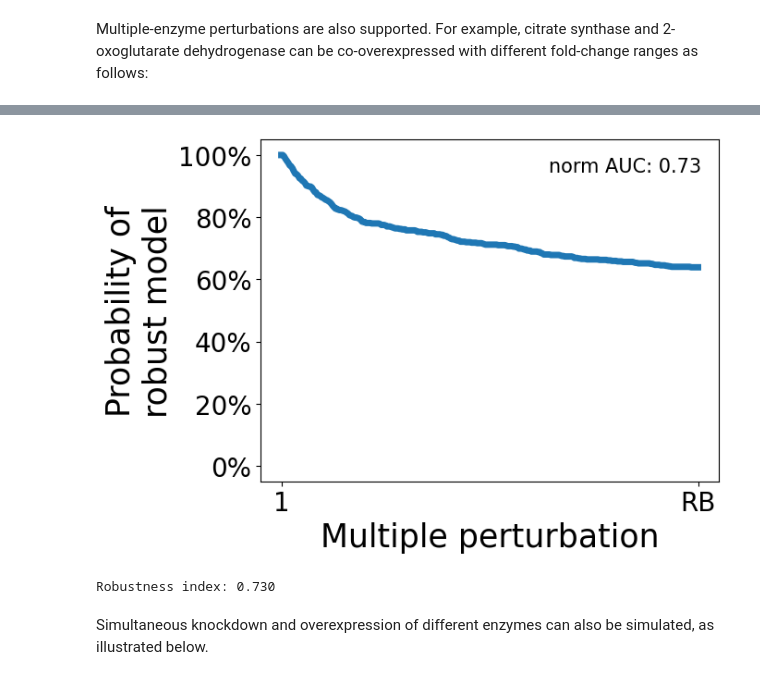
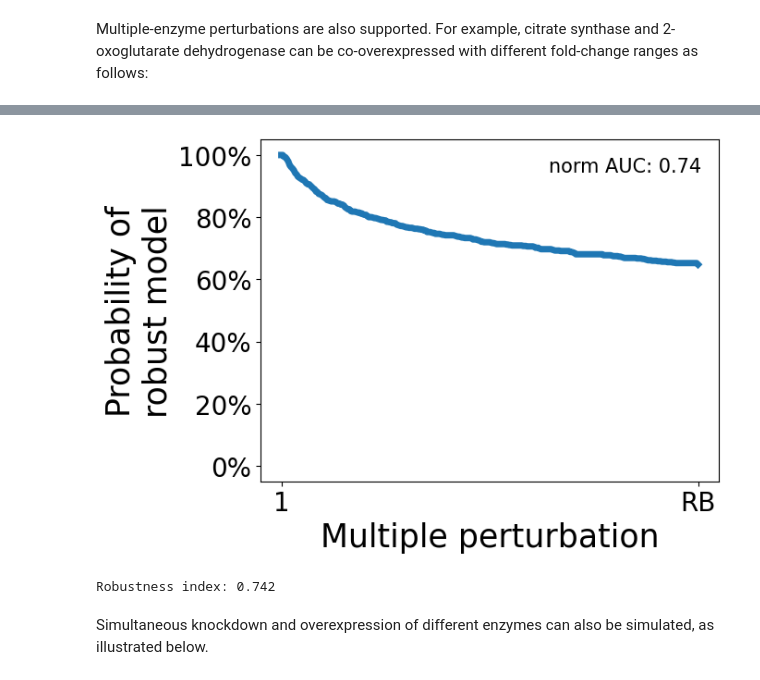
Before and after one commit to Chaowu88/robustnet, a Jupyter notebook: docs/source/evaluate_robustness.ipynb, the cells around one changed output, grey strips where cells are left out. Drawn from its saved outputs; the diff is of its cells as text; code cells hidden in the pictures.

```diff
--- a/docs/source/evaluate_robustness.ipynb
+++ b/docs/source/evaluate_robustness.ipynb
@@ -94,7 +103,7 @@ rob_res = model.evaluate_robustness(
         'GlcPTS': (1, 2),
         'PDH': (1, 5)
     },
-    exclude_metabolites=['Hcyt', 'Hper'],
+    exclude_metabolites=None,
     n_steps=300,
     n_models=1000,
     n_jobs=100
@@ -106,6 +116,6 @@ WARNING: AC, ETOH, FOR, GLC, LAC, O2 appear in rate expressions but not in the s
 INFO: Perturb enzyme GlcPTS (1, 2), PDH (1, 5)
-[figure, old version]
+[figure, new version]
-Robustness index: 0.730
+Robustness index: 0.742
 # %% [markdown]
 Simultaneous knockdown and overexpression of different enzymes can also be simulated, as illustrated below.
 # %%
```
Also changed, not shown: parts of 11 cells of this notebook.
